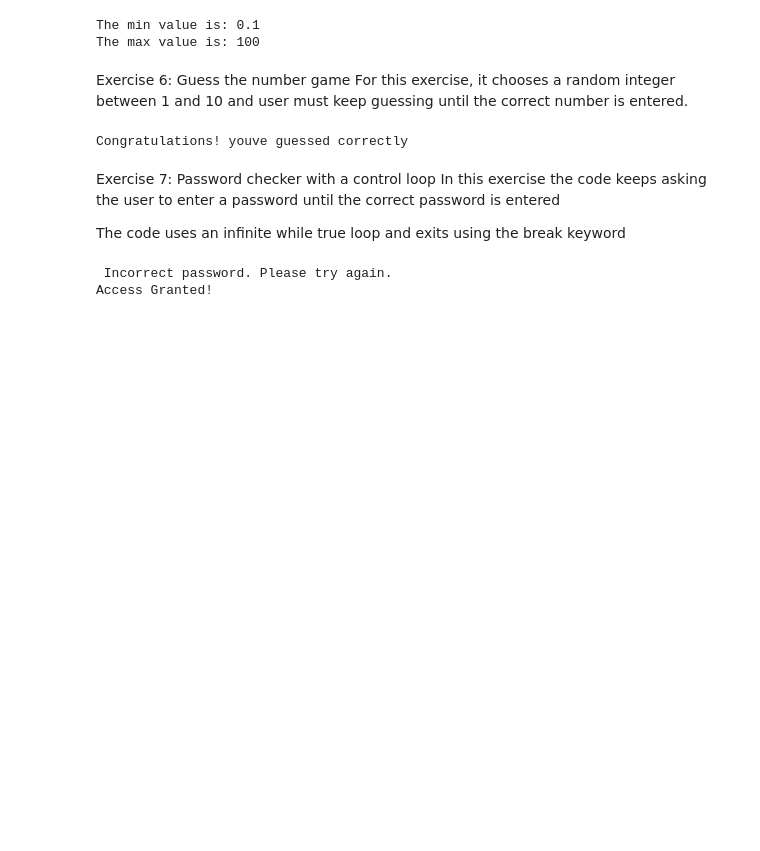
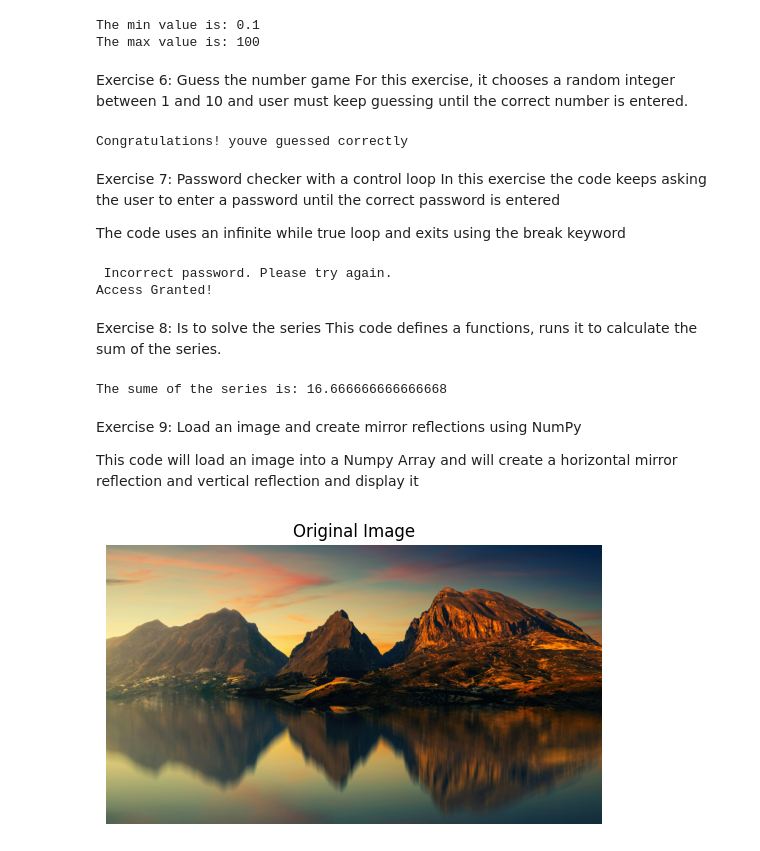
Before and after one commit to Abinesh-30/Abinesh-hub, a Jupyter notebook: jupyter_notebooks/2111410_cw.ipynb, the cells around one changed output. Drawn from its saved outputs; the diff is of its cells as text; code cells hidden in the pictures; blank space fills up the shorter version.

Commit message:
reflection

```diff
--- a/jupyter_notebooks/2111410_cw.ipynb
+++ b/jupyter_notebooks/2111410_cw.ipynb
@@ -171,3 +171,75 @@ while True:
 # %% [output]
  Incorrect password. Please try again.
 Access Granted!
+# %% [markdown]
+Exercise 8: Is to solve the series
+This code defines a functions, runs it to calculate the sum of the series.
+# %%
+# Import the math module to use factorial
+import math
+
+def solve_series(x, N):
+    """
+    This function calculates the sum of the series:
+    x * 5^2 / (1 + 2!) + x * 25^2 / (2 + 3!) + ...
+    x is the value entered by the user
+    N is the number of terms in the series
+
+    """
+    # Store the total sum of the series
+    total = 0
+
+    # Loop through each term from 1 to N
+    for n in range(1, N + 1):
+        # Calculate the numerator
+        # Pattern: 5, 25, 125, ...so this is 5^n
+        numerator = x * (5 ** n) ** 2
+
+        #calculate the denominator
+        denominator = n + math.factorial(n + 1)
+
+        #Add the current term to the total
+        total = total + (numerator / denominator)
+
+    return total
+
+# Ask the user to enter x and N
+x = int(input("Enter the value of x: "))
+N = int(input("Enter the number of terms N: "))
+
+# call the function and store the results
+result = solve_series(x, N)
+
+#print the final answer
+print("The sume of the series is:", result)
+# %% [output]
+The sume of the series is: 16.666666666666668
+# %% [markdown]
+Exercise 9: Load an image and create mirror reflections using NumPy
+
+This code will load an image into a Numpy Array and will create a horizontal mirror reflection and vertical reflection and display it
+# %%
+# import libraries
+from skimage import io
+import matplotlib.pyplot as plt
+import numpy as np
+
+# Upload an image
+image = io.imread("image.jpg")
+
+#Horizontal mirror reflection, flipping the image top to bottom
+horizonatl_reflection = image[:, ::-1]
+
+vertical_reflection = image[::-1, :]
+
+# Displays the original imgage
+plt.figure()
+plt.imshow(image)
+plt.title("Original Image")
+plt.axis("off")
+plt.show()
+
+# Display the horizontal reflection
+plt.
+# %% [output]
+[figure, added]
```
Also changed, not shown: 1 other file.
